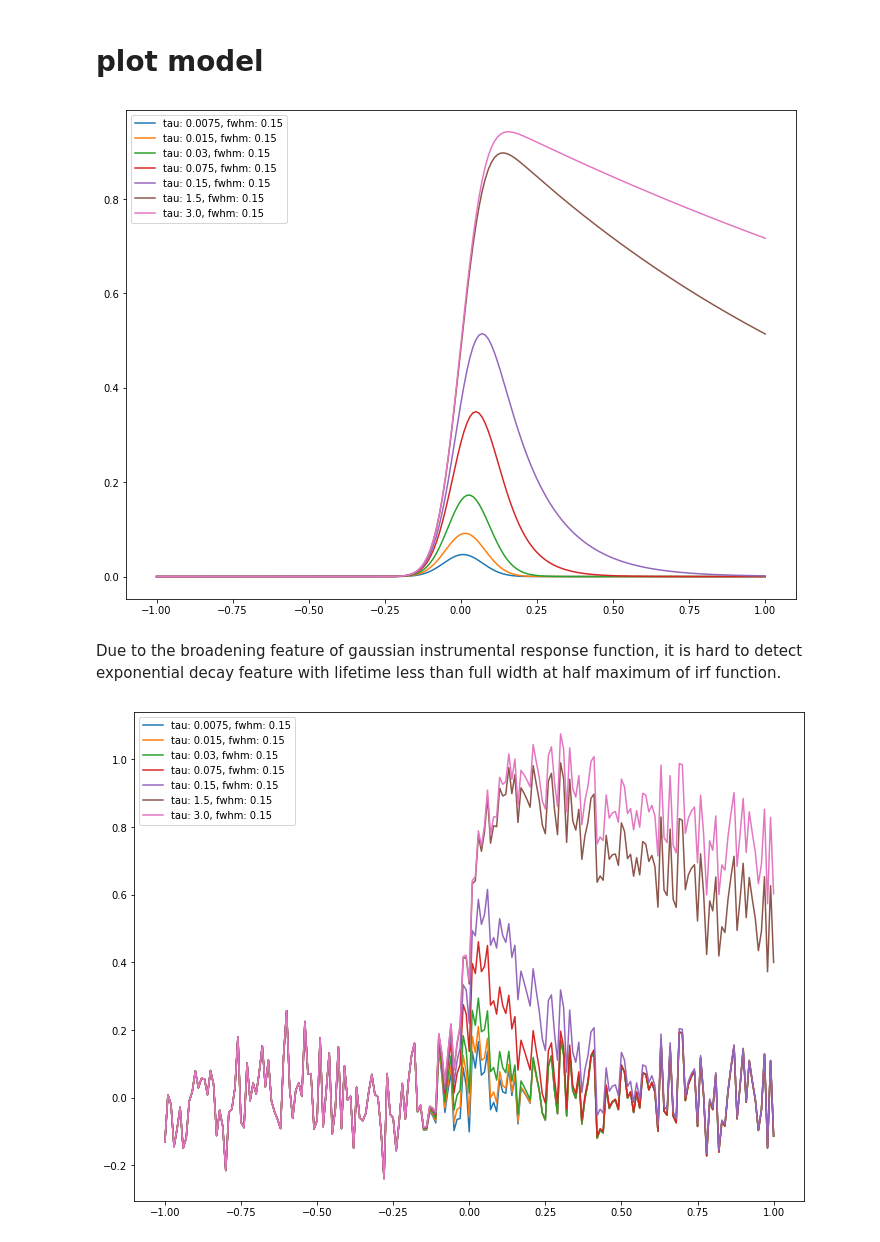
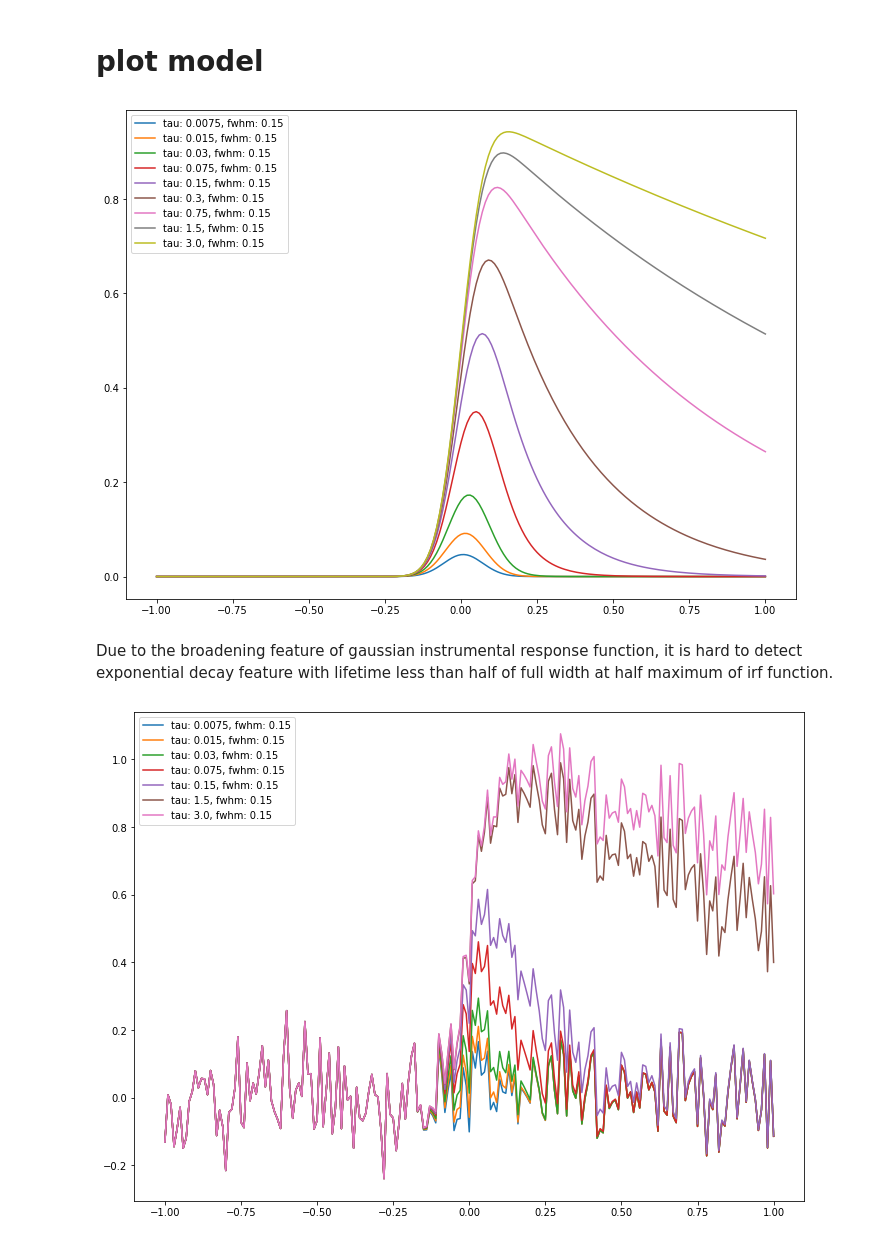
Before and after one commit to pistack/TRXASprefitpack-example, a Jupyter notebook: Exp_Conv_IRF.ipynb, the cells around one changed output. Drawn from its saved outputs; the diff is of its cells as text; code cells hidden in the pictures.

```diff
--- a/Exp_Conv_IRF.ipynb
+++ b/Exp_Conv_IRF.ipynb
@@ -172,25 +172,25 @@ Convolution with voigt (can be approximated by pseudo voigt) gives mixture of ga
 Assume S/N of data is 10 and use gaussian instrumental response function
 # %%
 fwhm = 0.15
-tau = [fwhm/20, fwhm/10, fwhm/5, fwhm/2, fwhm, 10*fwhm, 20*fwhm]
+tau = [fwhm/20, fwhm/10, fwhm/5, fwhm/2, fwhm, 2*fwhm, 5*fwhm, 10*fwhm, 20*fwhm]
 t_sample = np.linspace(-1, 1, 201)
 noise = np.random.normal(0, 1/10, t_sample.size) # define noise
-model = np.empty((t_sample.size, 7))
+model = np.empty((t_sample.size, 9))
 # %%
 # compute model
-for i in range(7):
+for i in range(9):
     model[:, i] = exp_conv_gau(t_sample, fwhm, 1/tau[i])
 # %% [markdown]
 # plot model
 # %%
-for i in range(7):
+for i in range(9):
     plt.plot(t_sample, model[:, i], label=f'tau: {tau[i]}, fwhm: {fwhm}')
 plt.legend()
 plt.show()
 # %% [output]
-[figure, old version]
+[figure, new version]
 # %% [markdown]
-Due to the broadening feature of gaussian instrumental response function, it is hard to detect exponential decay feature with lifetime less than full width at half maximum of irf function.
+Due to the broadening feature of gaussian instrumental response function, it is hard to detect exponential decay feature with lifetime less than half of full width at half maximum of irf function.
 # %%
 # plot model with noise
 
```
Also changed, not shown: parts of 9 cells of this notebook, 1 other file.
